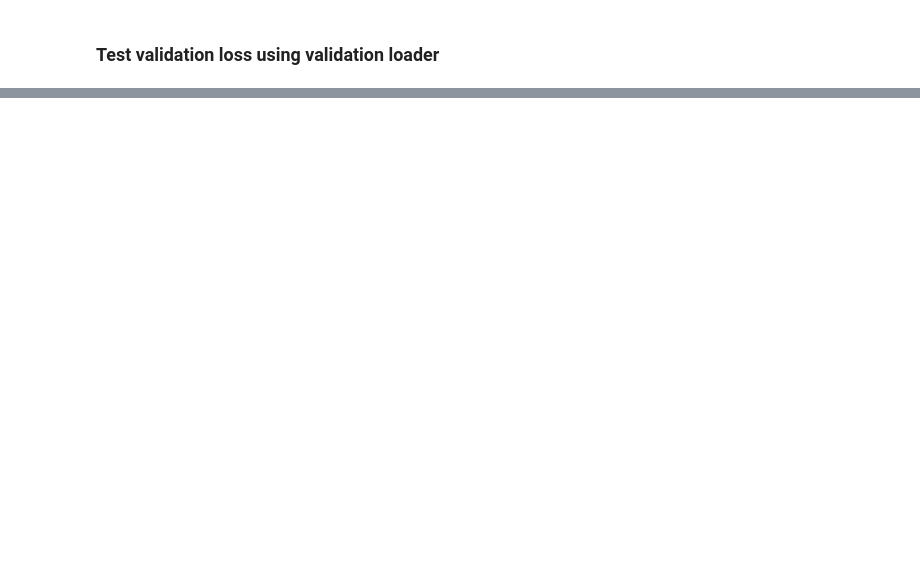
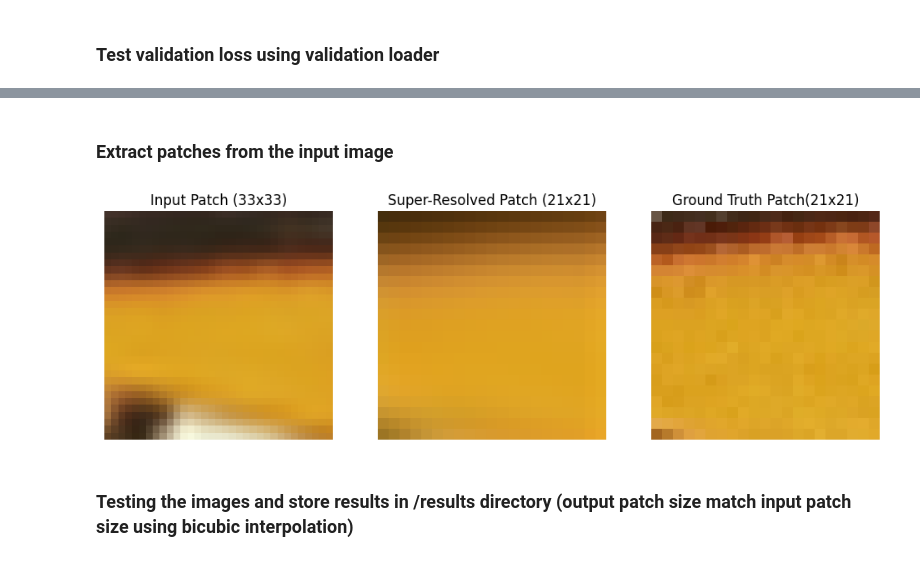
Before and after one commit to AdamAzuddin/SRCNN-PyTorch, a Jupyter notebook: train_srcnn.ipynb, the cells around one changed output, grey strips where cells are left out. Drawn from its saved outputs; the diff is of its cells as text; code cells hidden in the pictures; blank space fills up the shorter version.

```diff
--- a/train_srcnn.ipynb
+++ b/train_srcnn.ipynb
@@ -244,0 +218,70 @@ Validation Loss: 0.0008790928477537818
+# %% [markdown]
+### Extract patches from the input image
+# %%
+input_patch_size = 33
+output_patch_size = 21
+stride = 14
+
+data = []
+label = []
+padding = (input_patch_size - output_patch_size) // 2
+
+for y in range(0, im_label.shape[1] - input_patch_size + 1, stride):
+    for x in range(0, im_label.shape[2] - input_patch_size + 1, stride):
+        # Extract input and label patches
+        subim_input = im_input[:, y:y + input_patch_size, x:x + input_patch_size]
+        subim_label = im_label[:, y + padding:y + padding + output_patch_size, x + padding:x + padding + output_patch_size]
+
+        data.append(subim_input)
+        label.append(subim_label)
+
+# Convert lists of tensors to batch tensors
+data = torch.stack(data).float()  # Change to float
+label = torch.stack(label).float()  # Change to float
+
+model = SRCNN()
+model.load_state_dict(torch.load('srcnn_model.pth'))
+model.eval()
+
+# Perform inference on the input patches using the model
+with torch.no_grad():
+    output_batch = model(data)
+
+# Visualize a specific output patch
+patch_index = 23  # Example patch index to visualize
+
+# Convert tensors to PIL images
+input_patch_tensor = data[patch_index].detach().cpu()
+label_patch_tensor = label[patch_index].detach().cpu()
+output_patch_tensor = output_batch[patch_index].detach().cpu()
+
+input_patch_pil = TF.to_pil_image(input_patch_tensor)
+label_patch_pil = TF.to_pil_image(label_patch_tensor)
+output_patch_pil = TF.to_pil_image(output_patch_tensor)
+
+# Display the input patch, label patch (ground truth), and the model's output (super-resolved patch)
+plt.figure(figsize=(12, 4))
+
+# Display input patch
+plt.subplot(1, 3, 1)
+plt.imshow(input_patch_pil)
+plt.title('Input Patch (33x33)')
+plt.axis('off')
+
+# Display output patch (super-resolved)
+plt.subplot(1, 3, 2)
+plt.imshow(output_patch_pil)
+plt.title('Super-Resolved Patch (21x21)')
+plt.axis('off')
+
+# Display label patch (ground truth)
+plt.subplot(1, 3, 3)
+plt.imshow(label_patch_pil)
+plt.title('Ground Truth Patch(21x21)')
+plt.axis('off')
+
+plt.show()
+# %% [output]
+[figure, added]
+# %% [markdown]
+### Testing the images and store results in /results directory (output patch size match input patch size using bicubic interpolation)
```
Also changed, not shown: parts of 21 cells of this notebook, 20 other files.
